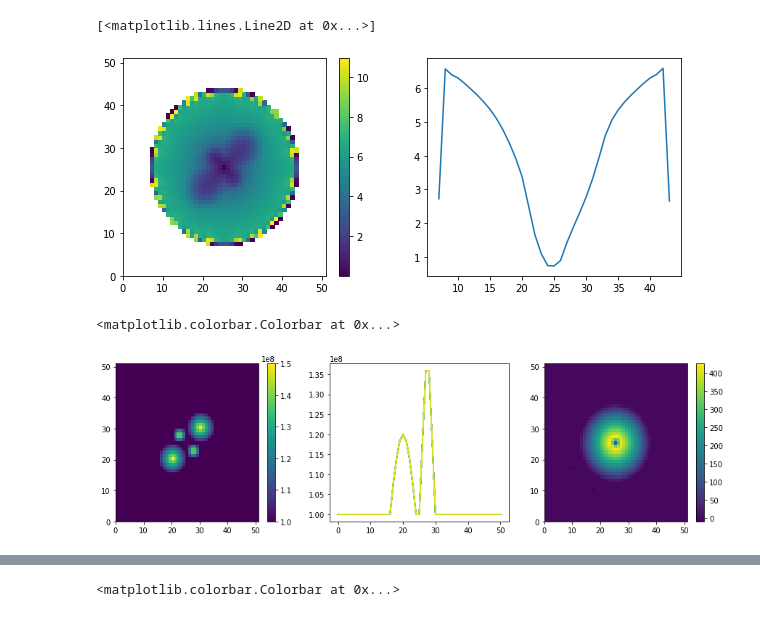
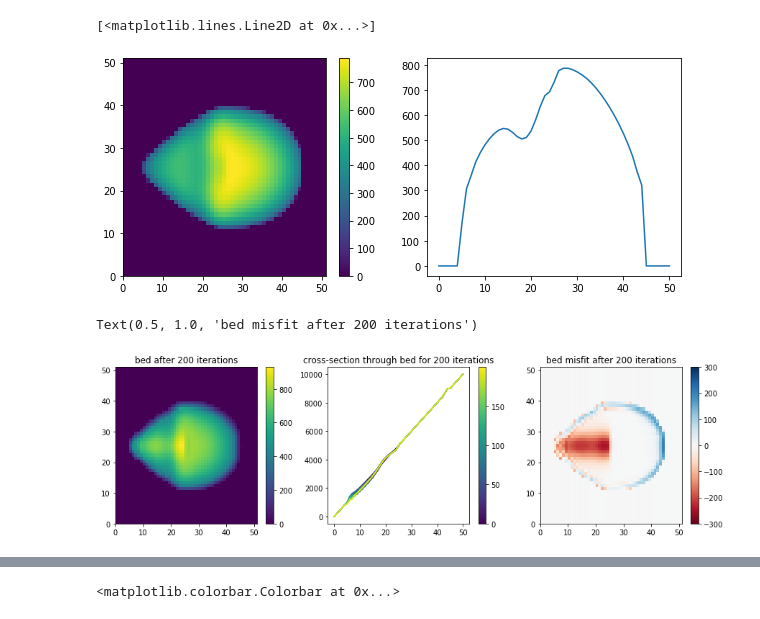
Before and after one commit to hahohe1892/thick_inv, a Jupyter notebook: icecap.ipynb, the cells around one changed output, grey strips where cells are left out. Cells and saved outputs as stored; diff of their text form; code cells hidden in the pictures.

```diff
--- a/icecap.ipynb
+++ b/icecap.ipynb
@@ -207,2 +244,15 @@ NetCDF file  icecap_initialSetup.nc  created
+# %%
+def gauss_filter(U, sigma, truncate):
+
+    V=U.copy()
+    V[np.isnan(U)]=0
+    VV=ndimage.gaussian_filter(V,sigma=sigma,truncate=truncate)
+
+    W=0*U.copy()+1
+    W[np.isnan(U)]=0
+    WW=ndimage.gaussian_filter(W,sigma=sigma,truncate=truncate)
+
+    Z=VV/WW
+    return Z
 # %%
 fig, axes = plt.subplots()
@@ -300,23 +350,23 @@ Writing model state to file `icecap_output.nc'...
 nc_data = get_nc_data('ex_icecap_output.nc', 'velbase_mag', -1)
 nc_data2 = get_nc_data('ex_icecap_output.nc', 'thk', -2)
 fig, axes = plt.subplots(1,2, figsize=(10,4))
-colors = axes[0].pcolor(nc_data)
+colors = axes[0].pcolor(nc_data2)
 fig.colorbar(colors, ax=axes[0])
-axes[1].plot(range(nx), nc_data[26,:])
+axes[1].plot(range(nx), nc_data2[26,:])
 # %% [output]
 [<matplotlib.lines.Line2D at 0x...>]
-[figure, old version]
+[figure, new version]
 # %%
 ### bed recovery ###
 S_ref = get_nc_data('icecap_output.nc', 'usurf', 0)
 S_rec = copy.deepcopy(S_ref)
 
 h_ref = get_nc_data('icecap_output.nc', 'thk', 0)
-B_rec = np.zeros_like(topg)
+B_rec = copy.deepcopy(base)#np.minimum(S_ref - 1, np.ones_like(topg)*5000)
 dh_ref = np.zeros_like(topg)#nc_data - nc_data2
 B_init = copy.deepcopy(B_rec)
 
-tauc_rec = copy.deepcopy(tauc)
+tauc_rec = np.ones_like(tauc)*5e7
 tauc_init = copy.deepcopy(tauc_rec)
 vel_ref = get_nc_data('icecap_output.nc', 'velsurf_mag', 0)
 vel_rec = copy.deepcopy(vel_ref)
@@ -335,10 +385,11 @@ misfit_thk_all = []
 misfit_fr_all = []
 S_rec_all = []
 
-pmax = 100
+pmax = 1999
 dt = 0.1
 beta = 1
 bw = 4
+p_friction = 500
 
 !cp icecap_output.nc icecap_iteration_out.nc
 
@@ -350,6 +401,9 @@ with open('icecap_iteration_script.sh', 'w') as f:
     f.close()
 !cp icecap_iteration_out.nc icecap_iteration_in.nc
 !chmod +x icecap_iteration_script.sh
+# %%
+p_friction=500
+pmax = 999
 # %%
 for p in tqdm.trange(0, pmax):
 
@@ -436,19 +497,21 @@ for p in tqdm.trange(0, pmax):
 # %%
 colormap = plt.cm.viridis
-colors = [colormap(i) for i in np.linspace(0, 1,len(tauc_rec_all))]
+colors = [colormap(i) for i in np.linspace(0, 1,200)]#len(tauc_rec_all))]
+bounds=np.linspace(0,200, 1000)
+norm = plt_colors.BoundaryNorm(bounds, colormap.N)
 fig, axes = plt.subplots(1,3, figsize=(15,4))
-field = axes[0].pcolor(tauc_rec, vmin = 10e7, vmax = 1.5e8)
+field = axes[0].pcolor(S_ref - B_rec_all[200])#, vmin = 1e7, vmax = 1e8)
 fig.colorbar(field, ax=axes[0])
-for i in range(0,len(tauc_rec_all),10):
-    lines = axes[1].plot(range(nx), tauc_rec_all[i][:,23], color=colors[i])
+for i in range(0,200,10):
+    lines = axes[1].plot(range(nx), B_rec_all[i][23,:], color=colors[i])
 
-field2 = axes[2].pcolor(B_rec)
+cbar = fig.colorbar(plt.cm.ScalarMappable(norm=norm, cmap='viridis'), ax = axes[1], ticks=range(0,200, 50))
+field2 = axes[2].pcolor(B_rec_all[200]-topg, vmin = -300, vmax = 300, cmap='RdBu')
 fig.colorbar(field2, ax = axes[2])
-#lines1 = axes[1].plot(range(nx), topg[:,23])
-#lines2 = axes[1].plot(range(nx), S_ref[:,23])
-#lines3 = axes[1].plot(range(nx), S_rec[:,23], 'r')
-#lines4 = axes[2].pcolor(S_ref - S_rec, cmap='RdBu', vmin=-20, vmax=20)
-#fig.colorbar(lines4, ax = axes[2])
+
+axes[0].set_title('bed after 200 iterations')
+axes[1].set_title('cross-section through bed for 200 iterations')
+axes[2].set_title('bed misfit after 200 iterations')
 # %% [output]
-<matplotlib.colorbar.Colorbar at 0x...>
+Text(0.5, 1.0, 'bed misfit after 200 iterations')
-[figure, old version]
+[figure, new version]
```
Also changed, not shown: parts of 15 cells of this notebook, 4 other files.
